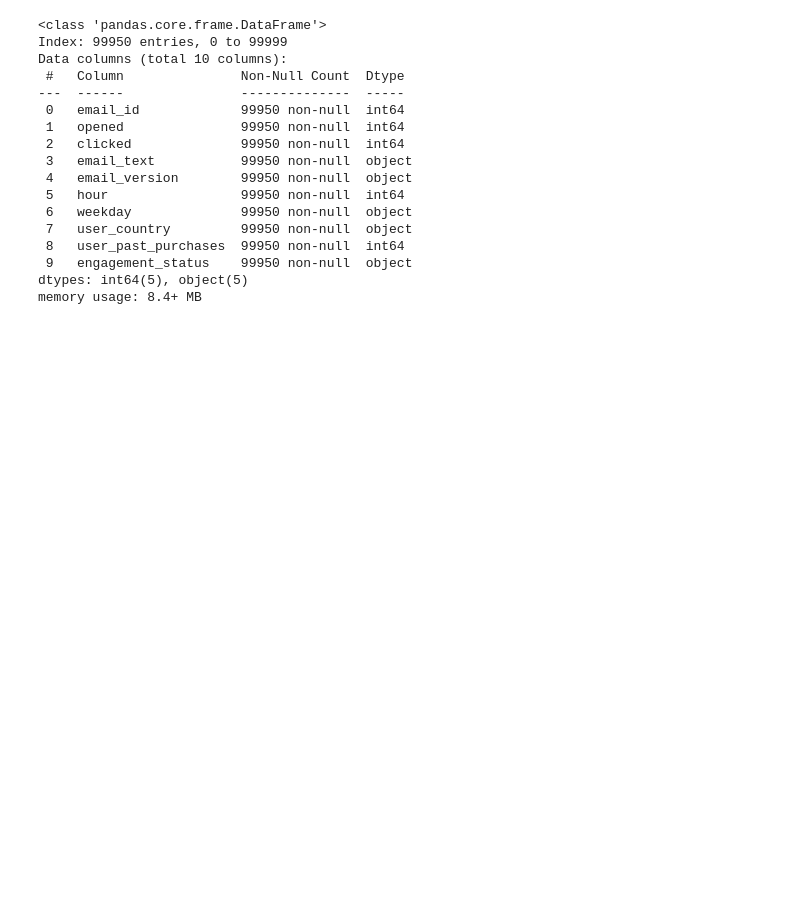
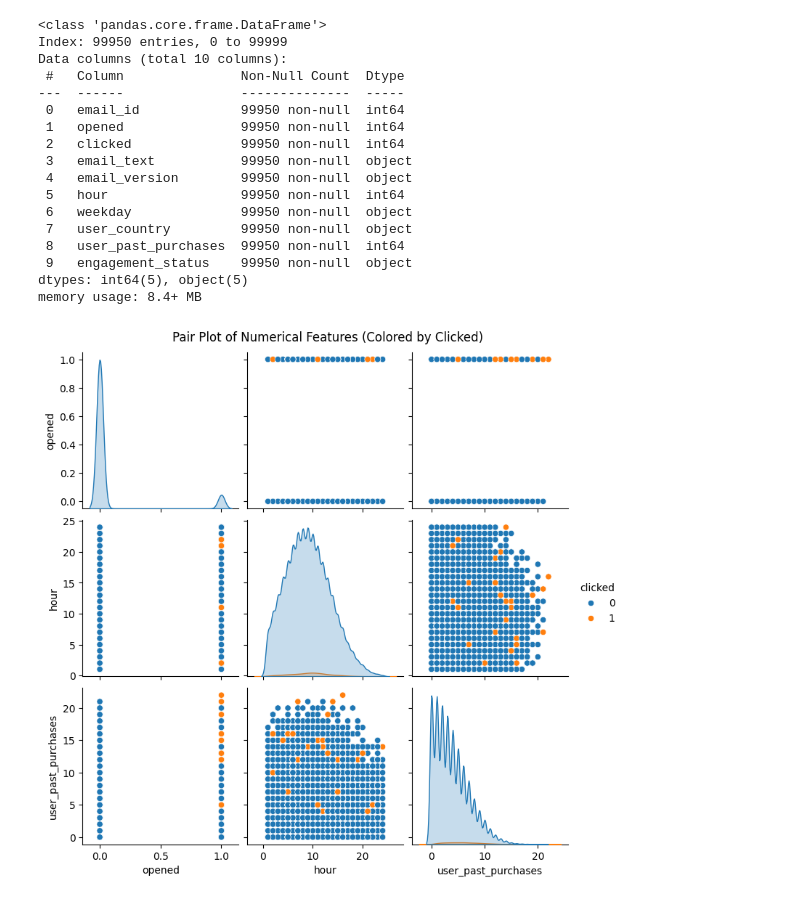
Before and after one commit to kokilagaurav/Email_marketing, a Jupyter notebook: notebook.ipynb, the cells around one changed output. Cells and saved outputs as stored; diff of their text form; code cells hidden in the pictures; blank space fills up the shorter version.

Commit message:
data visualixation- done

```diff
--- a/notebook.ipynb
+++ b/notebook.ipynb
@@ -252,3 +252,10 @@ Data columns (total 10 columns):
  9   engagement_status    99950 non-null  object
 dtypes: int64(5), object(5)
 memory usage: 8.4+ MB
+# %%
+num_col = ['opened', 'clicked', 'hour', 'user_past_purchases' ]
+sns.pairplot(new_df[num_col], hue='clicked', diag_kind='kde')
+plt.suptitle('Pair Plot of Numerical Features (Colored by Clicked)', y=1.02)
+plt.show()
+# %% [output]
+[figure, added]
```
Also changed, not shown: parts of 8 cells of this notebook.
